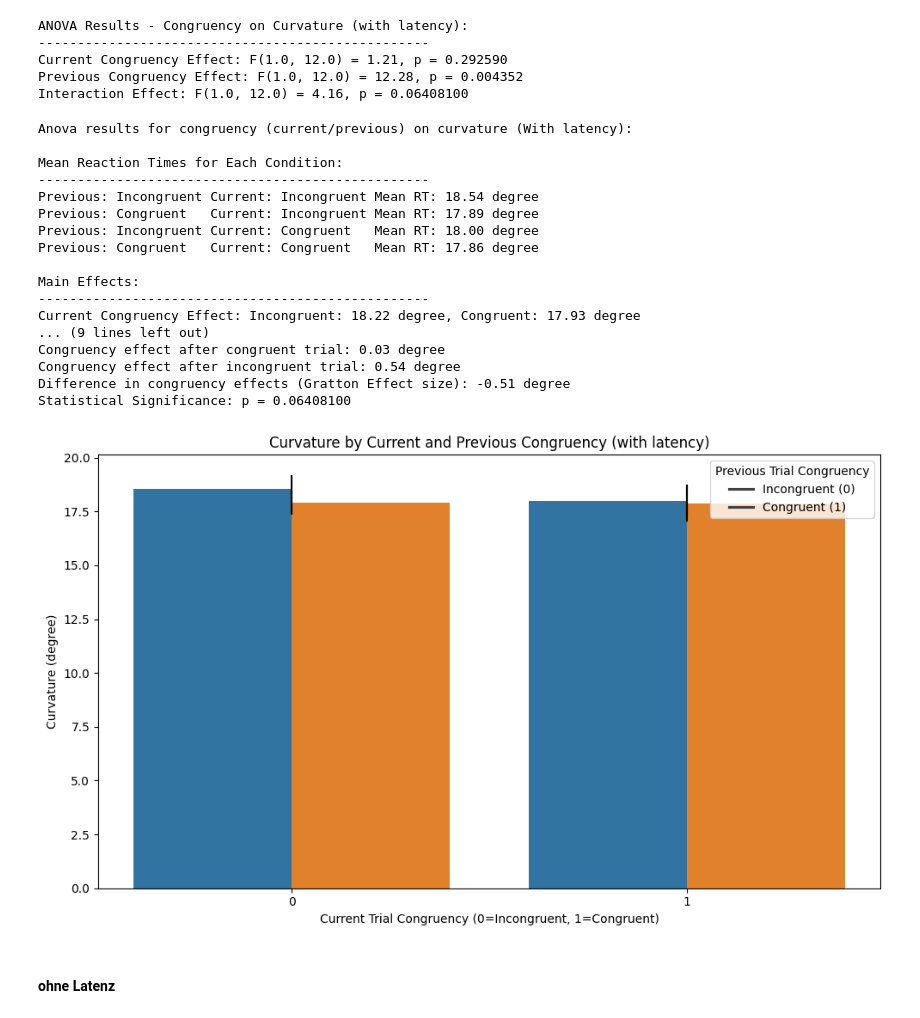
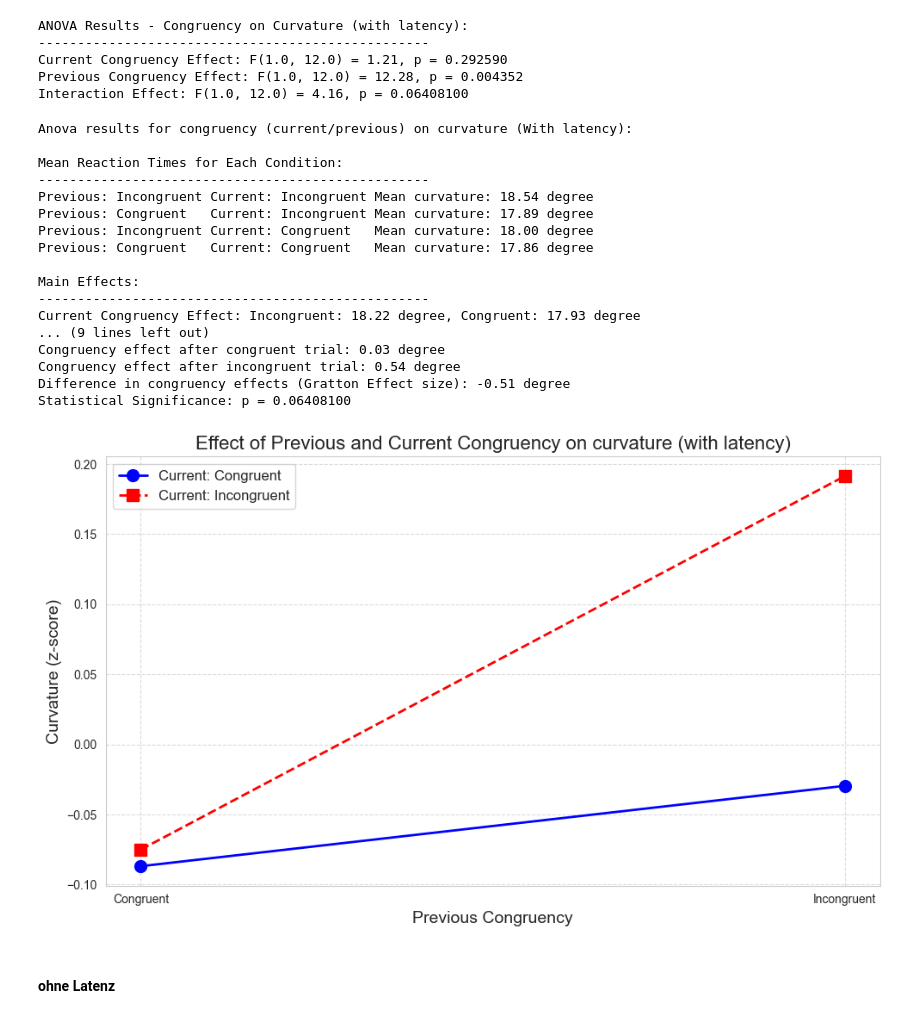
Before and after one commit to Michael1Mueller/continuousSimonTask, a Jupyter notebook: preprocessing.ipynb, the cells around one changed output. Cells and saved outputs as stored; diff of their text form; code cells hidden in the pictures.

```diff
--- a/preprocessing.ipynb
+++ b/preprocessing.ipynb
@@ -927,7 +949,8 @@ Current Congruency Effect: F(1.0, 12.0) = 1.21, p = 0.292590
 Previous Congruency Effect: F(1.0, 12.0) = 12.28, p = 0.004352
 Interaction Effect: F(1.0, 12.0) = 4.16, p = 0.06408100
 # %%
-# Calculate and print mean values for each condition
+aggregated_df_with_latency_curvature['curvature_zscore'] = zscore(aggregated_df_with_latency_curvature['normalized_curvature'])
+
 condition_means_with_latency_curvature = aggregated_df_with_latency_curvature.groupby(['currentcongruency', 'previouscongruency'])['normalized_curvature'].mean().reset_index()
 
 print("\nAnova results for congruency (current/previous) on curvature (With latency):")
@@ -936,7 +959,7 @@ print("-" * 50)
 for _, row in condition_means_with_latency_curvature.iterrows():
     current = "Congruent" if row['currentcongruency'] == 1 else "Incongruent"
     previous = "Congruent" if row['previouscongruency'] == 1 else "Incongruent"
-    print(f"Previous: {previous:<11} Current: {current:<11} Mean RT: {row['normalized_curvature']:.2f} degree")
+    print(f"Previous: {previous:<11} Current: {current:<11} Mean curvature: {row['normalized_curvature']:.2f} degree")
 
 # Calculate main effects
 print("\nMain Effects:")
@@ -951,7 +974,7 @@ print(f"Previous Congruency Effect: Incongruent: {previous_effect[0]:.2f} degree
 print(f"Previous Trial Effect Size: {previous_effect[0] - previous_effect[1]:.2f} degree")
 print(f"Statistical Significance: p = {results_df_with_latency_curvature.loc['previouscongruency', 'Pr > F']:.6f}\n")
 
-# Examine the interaction (Gratton effect)
+# Examine the interaction
 cc_effect_after_c = condition_means_with_latency_curvature[condition_means_with_latency_curvature['previouscongruency']==1]['normalized_curvature'].values
 cc_effect_after_c = cc_effect_after_c[0] - cc_effect_after_c[1] if len(cc_effect_after_c) > 1 else "N/A"
 
@@ -969,10 +992,10 @@ Anova results for congruency (current/previous) on curvature (With latency):
 
 Mean Reaction Times for Each Condition:
 --------------------------------------------------
-Previous: Incongruent Current: Incongruent Mean RT: 18.54 degree
-Previous: Congruent   Current: Incongruent Mean RT: 17.89 degree
-Previous: Incongruent Current: Congruent   Mean RT: 18.00 degree
-Previous: Congruent   Current: Congruent   Mean RT: 17.86 degree
+Previous: Incongruent Current: Incongruent Mean curvature: 18.54 degree
+Previous: Congruent   Current: Incongruent Mean curvature: 17.89 degree
+Previous: Incongruent Current: Congruent   Mean curvature: 18.00 degree
+Previous: Congruent   Current: Congruent   Mean curvature: 17.86 degree
 
 Main Effects:
 --------------------------------------------------
@@ -982,23 +1005,12 @@ Congruency effect after congruent trial: 0.03 degree
 Congruency effect after incongruent trial: 0.54 degree
 Difference in congruency effects (Gratton Effect size): -0.51 degree
 Statistical Significance: p = 0.06408100
-# %%
-vis_data_with_latency_curvature = aggregated_df_with_latency_curvature.groupby(["currentcongruency", "previouscongruency"])["normalized_curvature"].agg(["mean", "sem"]).reset_index()
-
-plt.figure(figsize=(10, 6))
-sns.barplot(x='currentcongruency', y='mean', hue='previouscongruency', data=vis_data_with_latency_curvature)
-plt.errorbar(x=np.arange(2), y=vis_data_with_latency_curvature[vis_data_with_latency_curvature['previouscongruency']==0]['mean'],
-             yerr=vis_data_with_latency_curvature[vis_data_with_latency_curvature['previouscongruency']==0]['sem'], fmt='none', c='black')
-plt.errorbar(x=np.arange(2), y=vis_data_with_latency_curvature[vis_data_with_latency_curvature['previouscongruency']==1]['mean'],
-             yerr=vis_data_with_latency_curvature[vis_data_with_latency_curvature['previouscongruency']==1]['sem'], fmt='none', c='black')
-plt.xlabel('Current Trial Congruency (0=Incongruent, 1=Congruent)')
-plt.ylabel('Curvature (degree)')
-plt.title('Curvature by Current and Previous Congruency (with latency)')
-plt.legend(title='Previous Trial Congruency', labels=['Incongruent (0)', 'Congruent (1)'])
-plt.tight_layout()
-plt.show()
-# %% [output]
-[figure, removed]
+# %%
+aggregated_df_with_latency_curvature['curvature_zscore'] = zscore(aggregated_df_with_latency_curvature['normalized_curvature'])
+
+visualize_anova_results(aggregated_df_with_latency_curvature, "curvature_zscore", "Curvature (z-score)", "Effect of Previous and Current Congruency on curvature (with latency)", False)
+# %% [output]
+[figure, added]
 # %% [markdown]
 #### ohne Latenz
 # %%
```
Also changed, not shown: parts of 20 cells of this notebook.
